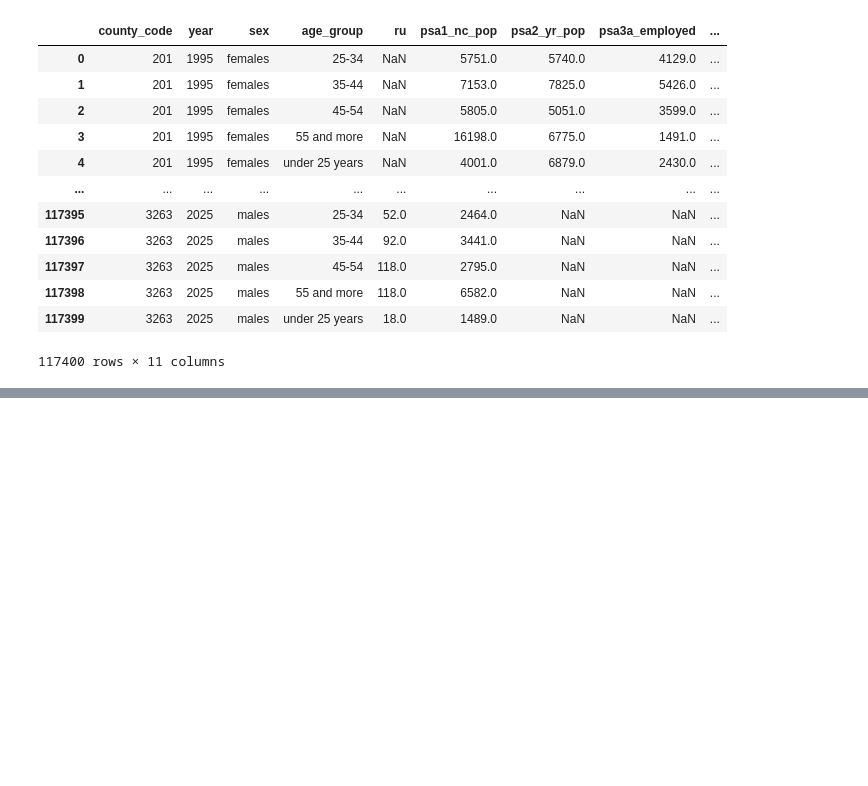
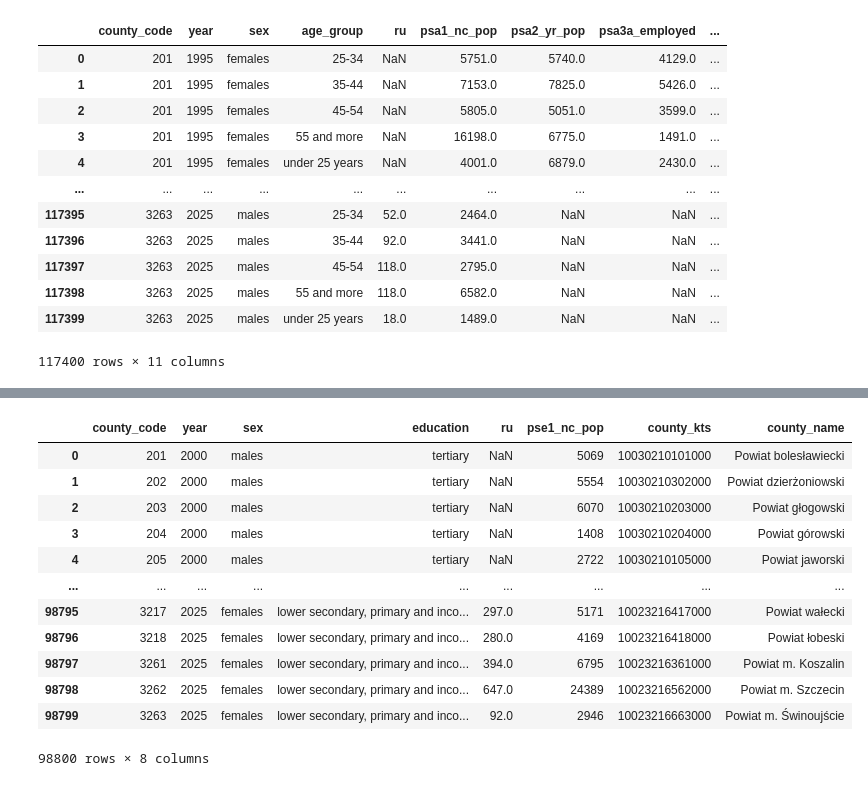
Before and after one commit to harrisonluff/Group_Project_Y3, a Jupyter notebook: notebooks/analysis/03_01_unemployment_measure.ipynb, the cells around one changed output, grey strips where cells are left out. Cells and saved outputs as stored; diff of their text form; code cells hidden in the pictures; blank space fills up the shorter version.

```diff
--- a/notebooks/analysis/03_01_unemployment_measure.ipynb
+++ b/notebooks/analysis/03_01_unemployment_measure.ipynb
@@ -341,0 +344,18 @@ ru_sa_table
+# %%
+p1947 = pd.read_csv(repo_root / "cleaned/03_01_outcome_data/ru_sex_ed_p1947.csv", index_col=0)
+
+# Drop total sex
+p1947 = p1947[~(p1947["sex"]=="total")].copy()
+# Drop total education
+p1947 = p1947[~(p1947["education"]=="total")].copy()
+
+# Rename columns
+p1947.rename(columns={"count": "ru"}, inplace=True)
+
+# Create county_code
+p1947["county_code"] = p1947["code"].apply(lambda x: int(str(x)[:-3]))
+
+# Set index for join
+p1947 = p1947.set_index(["county_code", "year", "sex", "education"])[["ru"]]
+
+p1947
@@ -341,0 +381,7 @@ ru_sa_table
+# %%
+pse1 = pd.read_csv(repo_root / "cleaned/03_01_outcome_tables/population_sex_ed_1.csv", index_col=0)
+
+# Set index for join
+pse1 = pse1.set_index(["county_code", "sex", "education"])
+
+pse1
@@ -341,0 +403,25 @@ ru_sa_table
+# %%
+# Join
+ru_se_table_1 = p1947.join(
+    pse1,
+    how="left"
+)
+
+# Reset index and save
+ru_se_table_1 = ru_se_table_1.reset_index()
+ru_se_table_1.to_csv(repo_root / "cleaned/03_01_outcome_tables/unemploy_sex_ed_1_table.csv")
+ru_se_table_1
+# %% [output]
+|  | county_code | year | sex | education | ru | pse1_nc_pop | county_kts | county_name |
+| 0 | 201 | 2000 | males | tertiary | NaN | 5069 | 10030210101000 | Powiat bolesławiecki |
+| 1 | 202 | 2000 | males | tertiary | NaN | 5554 | 10030210302000 | Powiat dzierżoniowski |
+| 2 | 203 | 2000 | males | tertiary | NaN | 6070 | 10030210203000 | Powiat głogowski |
+| 3 | 204 | 2000 | males | tertiary | NaN | 1408 | 10030210204000 | Powiat górowski |
+| 4 | 205 | 2000 | males | tertiary | NaN | 2722 | 10030210105000 | Powiat jaworski |
+| ... | ... | ... | ... | ... | ... | ... | ... | ... |
+| 98795 | 3217 | 2025 | females | lower secondary, primary and inco... | 297.0 | 5171 | 10023216417000 | Powiat wałecki |
+| 98796 | 3218 | 2025 | females | lower secondary, primary and inco... | 280.0 | 4169 | 10023216418000 | Powiat łobeski |
+| 98797 | 3261 | 2025 | females | lower secondary, primary and inco... | 394.0 | 6795 | 10023216361000 | Powiat m. Koszalin |
+| 98798 | 3262 | 2025 | females | lower secondary, primary and inco... | 647.0 | 24389 | 10023216562000 | Powiat m. Szczecin |
+| 98799 | 3263 | 2025 | females | lower secondary, primary and inco... | 92.0 | 2946 | 10023216663000 | Powiat m. Świnoujście |
+98800 rows × 8 columns
```
Also changed, not shown: parts of 8 cells of this notebook, 2 other files.
